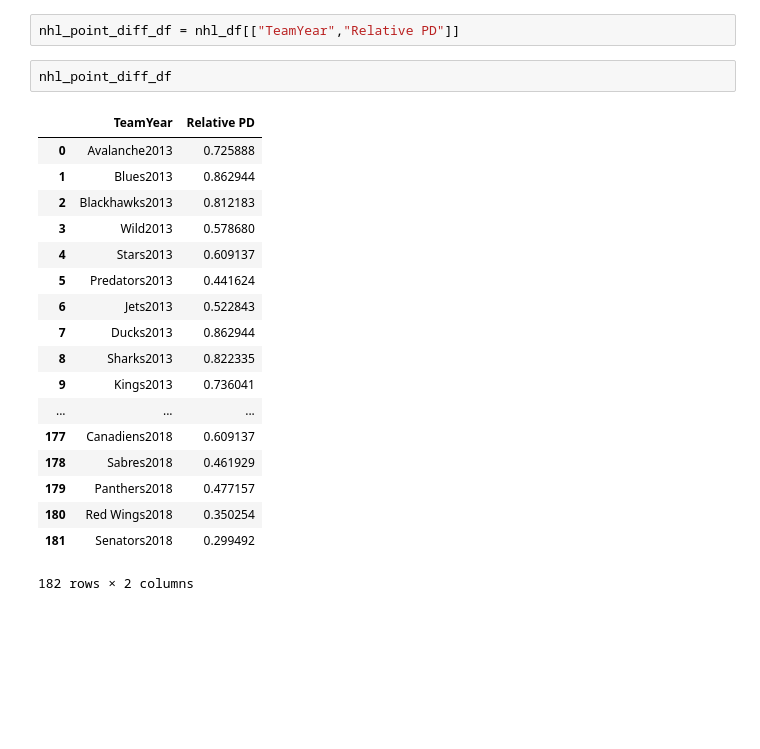
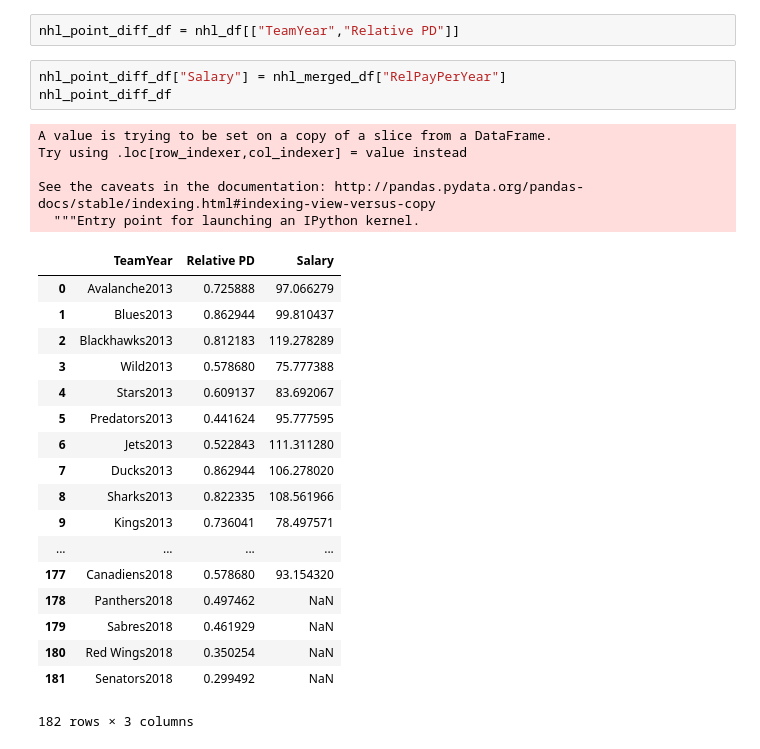
Before and after one commit to ohoweedy/Project-One, a Jupyter notebook: MergedJupyterNotebookBasedOnNFL.ipynb, the cells around one changed output. Cells and saved outputs as stored; diff of their text form; blank space fills up the shorter version.

```diff
--- a/MergedJupyterNotebookBasedOnNFL.ipynb
+++ b/MergedJupyterNotebookBasedOnNFL.ipynb
@@ -888,25 +889,31 @@ nba_point_diff_df.rename(columns={"ConcatName":"TeamYear"})
 # %%
 nhl_point_diff_df = nhl_df[["TeamYear","Relative PD"]]
-# %%
-nhl_point_diff_df
-# %% [output]
-|  | TeamYear | Relative PD |
-| 0 | Avalanche2013 | 0.725888 |
-| 1 | Blues2013 | 0.862944 |
-| 2 | Blackhawks2013 | 0.812183 |
-| 3 | Wild2013 | 0.578680 |
-| 4 | Stars2013 | 0.609137 |
-| 5 | Predators2013 | 0.441624 |
-| 6 | Jets2013 | 0.522843 |
-| 7 | Ducks2013 | 0.862944 |
-| 8 | Sharks2013 | 0.822335 |
-| 9 | Kings2013 | 0.736041 |
-| ... | ... | ... |
-| 177 | Canadiens2018 | 0.609137 |
-| 178 | Sabres2018 | 0.461929 |
-| 179 | Panthers2018 | 0.477157 |
-| 180 | Red Wings2018 | 0.350254 |
-| 181 | Senators2018 | 0.299492 |
-182 rows × 2 columns
+# %%
+nhl_point_diff_df["Salary"] = nhl_merged_df["RelPayPerYear"]
+nhl_point_diff_df
+# %% [output]
+A value is trying to be set on a copy of a slice from a DataFrame.
+Try using .loc[row_indexer,col_indexer] = value instead
+
+See the caveats in the documentation: http://pandas.pydata.org/pandas-docs/stable/indexing.html#indexing-view-versus-copy
+  """Entry point for launching an IPython kernel.
+|  | TeamYear | Relative PD | Salary |
+| 0 | Avalanche2013 | 0.725888 | 97.066279 |
+| 1 | Blues2013 | 0.862944 | 99.810437 |
+| 2 | Blackhawks2013 | 0.812183 | 119.278289 |
+| 3 | Wild2013 | 0.578680 | 75.777388 |
+| 4 | Stars2013 | 0.609137 | 83.692067 |
+| 5 | Predators2013 | 0.441624 | 95.777595 |
+| 6 | Jets2013 | 0.522843 | 111.311280 |
+| 7 | Ducks2013 | 0.862944 | 106.278020 |
+| 8 | Sharks2013 | 0.822335 | 108.561966 |
+| 9 | Kings2013 | 0.736041 | 78.497571 |
+| ... | ... | ... | ... |
+| 177 | Canadiens2018 | 0.578680 | 93.154320 |
+| 178 | Panthers2018 | 0.497462 | NaN |
+| 179 | Sabres2018 | 0.461929 | NaN |
+| 180 | Red Wings2018 | 0.350254 | NaN |
+| 181 | Senators2018 | 0.299492 | NaN |
+182 rows × 3 columns
 # %%
 nfl_point_diff_df = nfl_merged[["Team","Relative PD"]]
```
Also changed, not shown: parts of 12 cells of this notebook, 5 other files.
